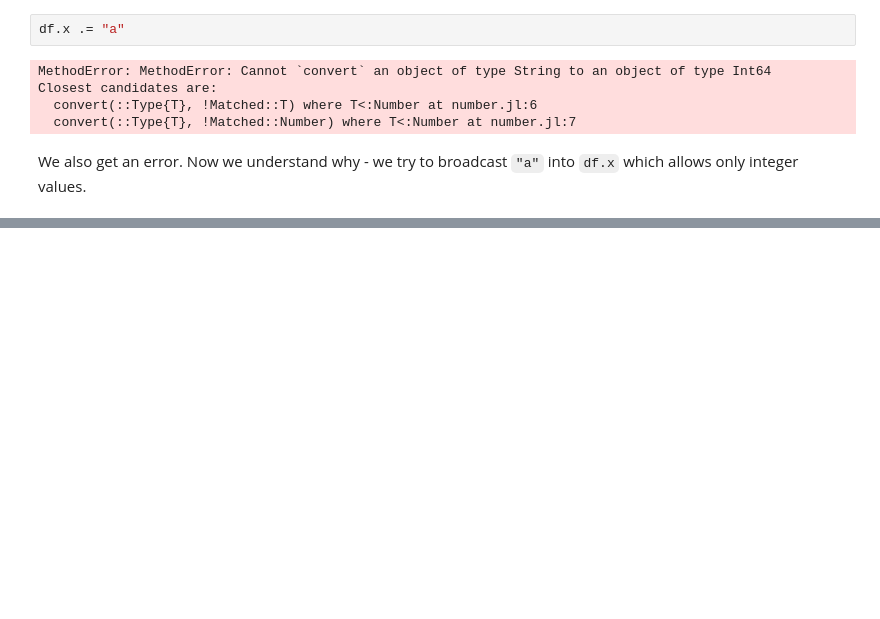
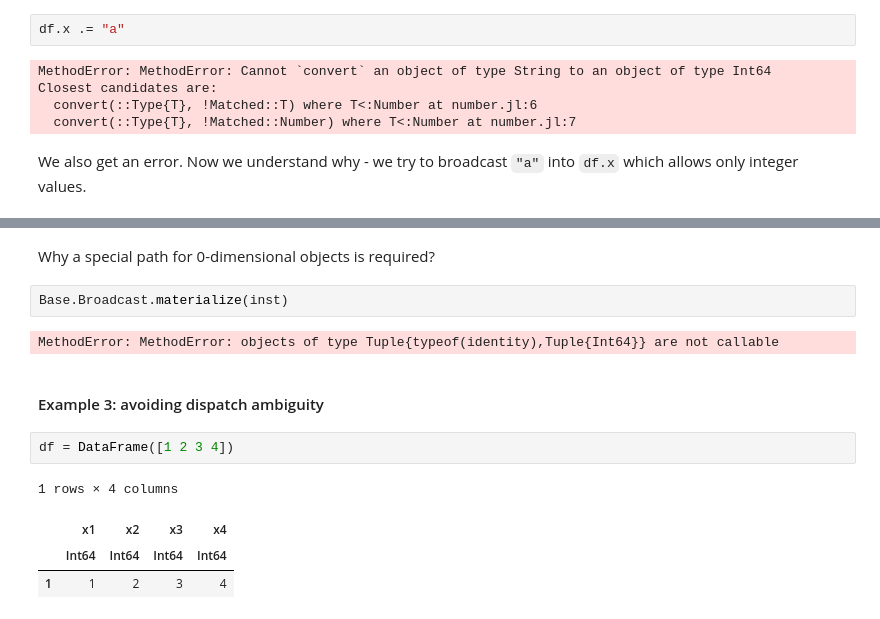
Before and after one commit to bkamins/JuliaCon2020-DataFrames-Tutorial, a Jupyter notebook: indexing_part2_advanced.ipynb, the cells around one changed output, grey strips where cells are left out. Drawn from its saved outputs; the diff is of its cells as text; blank space fills up the shorter version.

```diff
--- a/indexing_part2_advanced.ipynb
+++ b/indexing_part2_advanced.ipynb
@@ -145,0 +457,15 @@ First check what needs to be implemented for custom broadcasting to work: https:
+# %% [markdown]
+Why a special path for 0-dimensional objects is required?
+# %%
+Base.Broadcast.materialize(inst)
+# %% [output]
+MethodError: MethodError: objects of type Tuple{typeof(identity),Tuple{Int64}} are not callable
+# %% [markdown]
+#### Example 3: avoiding dispatch ambiguity
+# %%
+df = DataFrame([1 2 3 4])
+# %% [output]
+1 rows × 4 columns
+|  | x1 | x2 | x3 | x4 |
+|  | Int64 | Int64 | Int64 | Int64 |
+| 1 | 1 | 2 | 3 | 4 |
```
Also changed, not shown: parts of 110 cells of this notebook.
